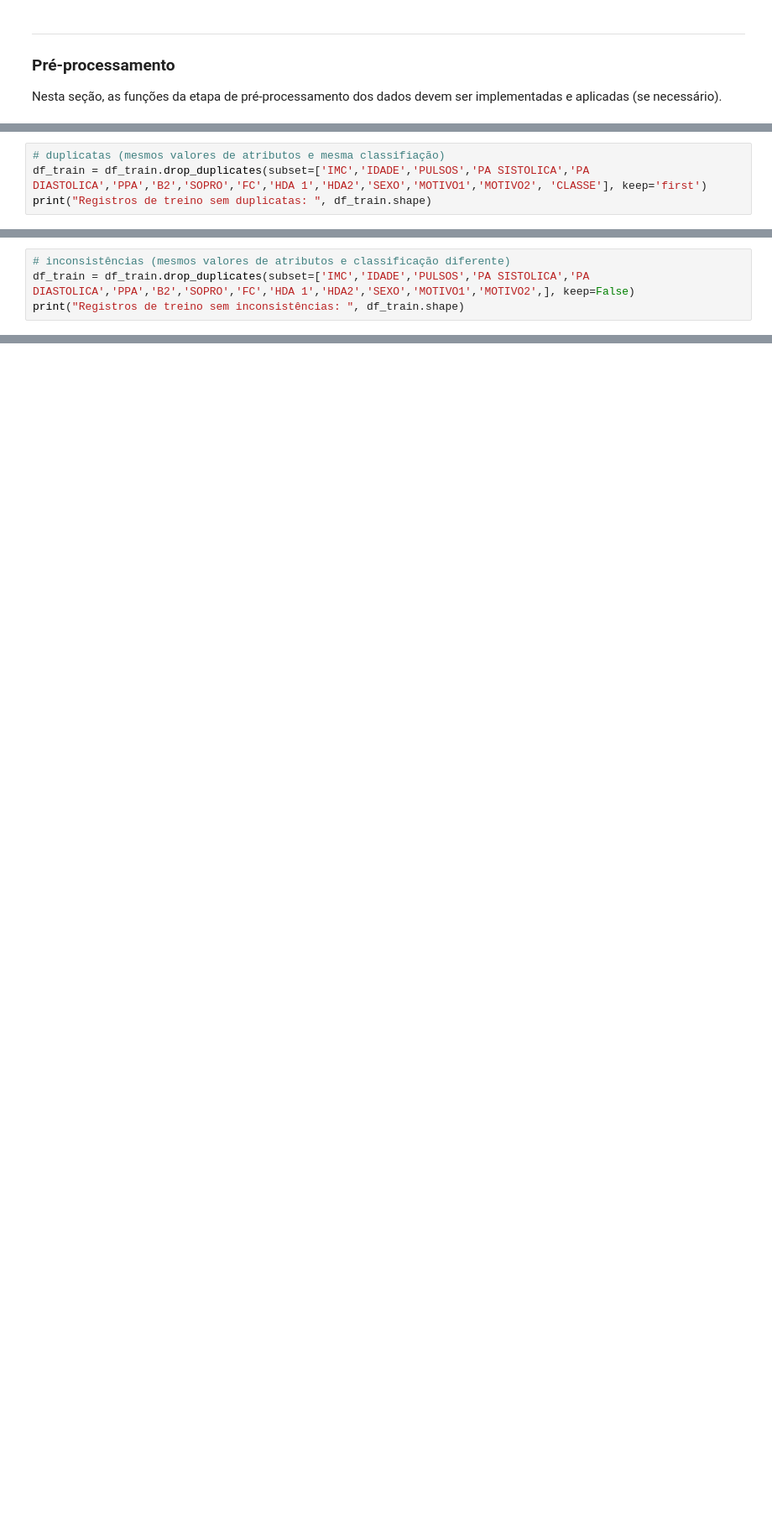
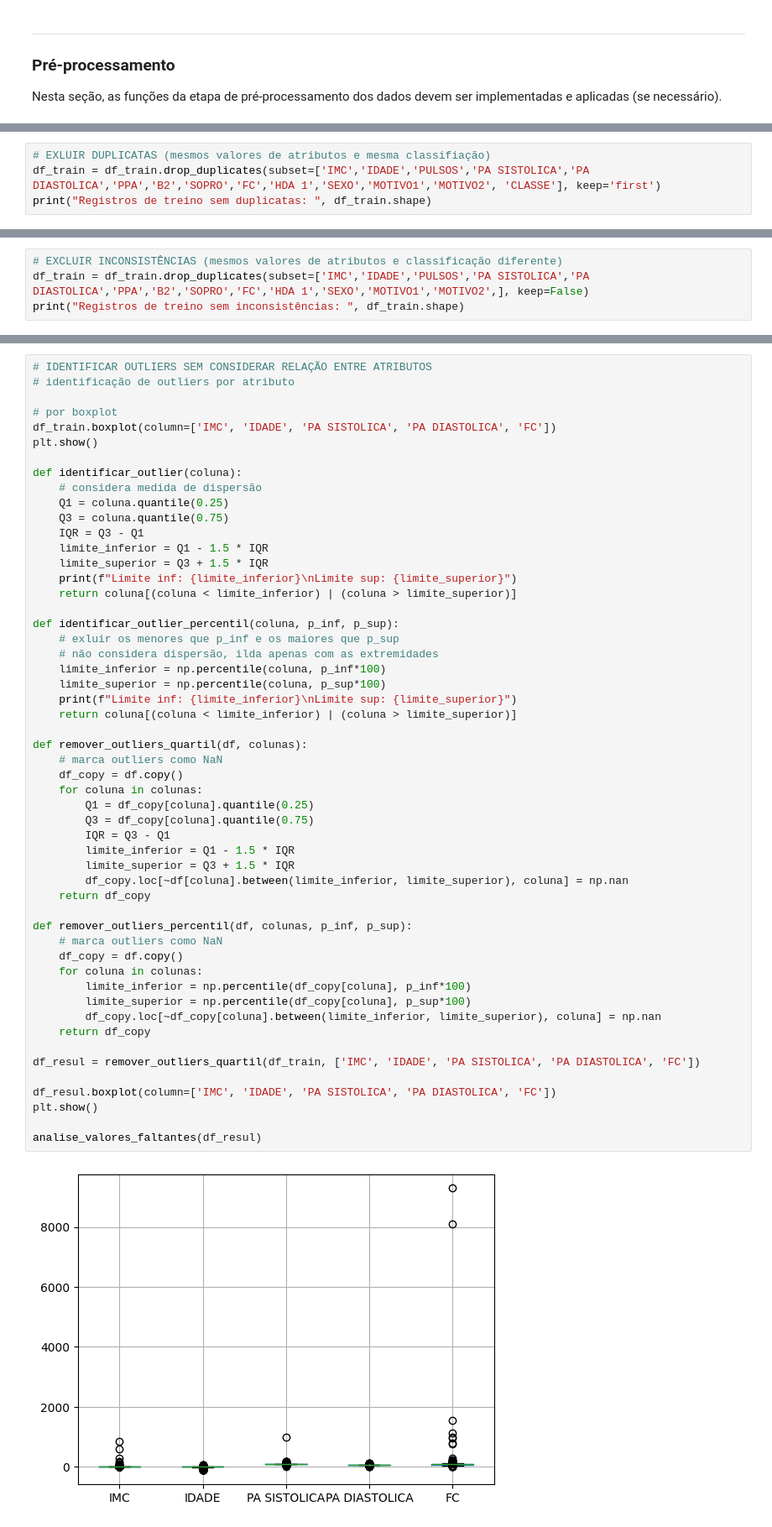
Before and after one commit to lauranaomiseto/projeto-AM, a Jupyter notebook: main.ipynb, the cells around one changed output, grey strips where cells are left out. Shown: that part at 84% size. Cells and saved outputs as stored; diff of their text form; blank space fills up the shorter version.

Commit message:
pré-processamento: outliers

```diff
--- a/main.ipynb
+++ b/main.ipynb
@@ -364,5 +313,5 @@ Registros categóricos:
 # %%
-# duplicatas (mesmos valores de atributos e mesma classifiação)
-df_train = df_train.drop_duplicates(subset=['IMC','IDADE','PULSOS','PA SISTOLICA','PA DIASTOLICA','PPA','B2','SOPRO','FC','HDA 1','HDA2','SEXO','MOTIVO1','MOTIVO2', 'CLASSE'], keep='first')
+# EXLUIR DUPLICATAS (mesmos valores de atributos e mesma classifiação)
+df_train = df_train.drop_duplicates(subset=['IMC','IDADE','PULSOS','PA SISTOLICA','PA DIASTOLICA','PPA','B2','SOPRO','FC','HDA 1','SEXO','MOTIVO1','MOTIVO2', 'CLASSE'], keep='first')
 print("Registros de treino sem duplicatas: ", df_train.shape)
 # %% [output]
@@ -370,5 +319,5 @@ KeyError: Index(['HDA2'], dtype='object')
 # %%
-# inconsistências (mesmos valores de atributos e classificação diferente)
-df_train = df_train.drop_duplicates(subset=['IMC','IDADE','PULSOS','PA SISTOLICA','PA DIASTOLICA','PPA','B2','SOPRO','FC','HDA 1','HDA2','SEXO','MOTIVO1','MOTIVO2',], keep=False)
+# EXCLUIR INCONSISTÊNCIAS (mesmos valores de atributos e classificação diferente)
+df_train = df_train.drop_duplicates(subset=['IMC','IDADE','PULSOS','PA SISTOLICA','PA DIASTOLICA','PPA','B2','SOPRO','FC','HDA 1','SEXO','MOTIVO1','MOTIVO2',], keep=False)
 print("Registros de treino sem inconsistências: ", df_train.shape)
 # %% [output]
@@ -385,0 +345,55 @@ array(['6 - Dispnéia', nan, '5 - Cirurgia', '1 - Cardiopatia adquirida',
+# %%
+# IDENTIFICAR OUTLIERS SEM CONSIDERAR RELAÇÃO ENTRE ATRIBUTOS
+# identificação de outliers por atributo
+
+# por boxplot
+df_train.boxplot(column=['IMC', 'IDADE', 'PA SISTOLICA', 'PA DIASTOLICA', 'FC'])
+plt.show()
+
+def identificar_outlier(coluna):
+    # considera medida de dispersão
+    Q1 = coluna.quantile(0.25)
+    Q3 = coluna.quantile(0.75)
+    IQR = Q3 - Q1
+    limite_inferior = Q1 - 1.5 * IQR
+    limite_superior = Q3 + 1.5 * IQR
+    print(f"Limite inf: {limite_inferior}\nLimite sup: {limite_superior}")
+    return coluna[(coluna < limite_inferior) | (coluna > limite_superior)]
+
+def identificar_outlier_percentil(coluna, p_inf, p_sup):
+    # exluir os menores que p_inf e os maiores que p_sup
+    # não considera dispersão, ilda apenas com as extremidades
+    limite_inferior = np.percentile(coluna, p_inf*100)
+    limite_superior = np.percentile(coluna, p_sup*100)
+    print(f"Limite inf: {limite_inferior}\nLimite sup: {limite_superior}")
+    return coluna[(coluna < limite_inferior) | (coluna > limite_superior)]
+
+def remover_outliers_quartil(df, colunas):
+    # marca outliers como NaN
+    df_copy = df.copy()
+    for coluna in colunas:
+        Q1 = df_copy[coluna].quantile(0.25)
+        Q3 = df_copy[coluna].quantile(0.75)
+        IQR = Q3 - Q1
+        limite_inferior = Q1 - 1.5 * IQR
+        limite_superior = Q3 + 1.5 * IQR
+        df_copy.loc[~df[coluna].between(limite_inferior, limite_superior), coluna] = np.nan
+    return df_copy
+
+def remover_outliers_percentil(df, colunas, p_inf, p_sup):
+    # marca outliers como NaN
+    df_copy = df.copy()
+    for coluna in colunas:
+        limite_inferior = np.percentile(df_copy[coluna], p_inf*100)
+        limite_superior = np.percentile(df_copy[coluna], p_sup*100)
+        df_copy.loc[~df_copy[coluna].between(limite_inferior, limite_superior), coluna] = np.nan
+    return df_copy
+
+df_resul = remover_outliers_quartil(df_train, ['IMC', 'IDADE', 'PA SISTOLICA', 'PA DIASTOLICA', 'FC'])
+
+df_resul.boxplot(column=['IMC', 'IDADE', 'PA SISTOLICA', 'PA DIASTOLICA', 'FC'])
+plt.show()
+
+analise_valores_faltantes(df_resul)
+# %% [output]
+[figure, added]
```
Also changed, not shown: parts of 14 cells of this notebook.
